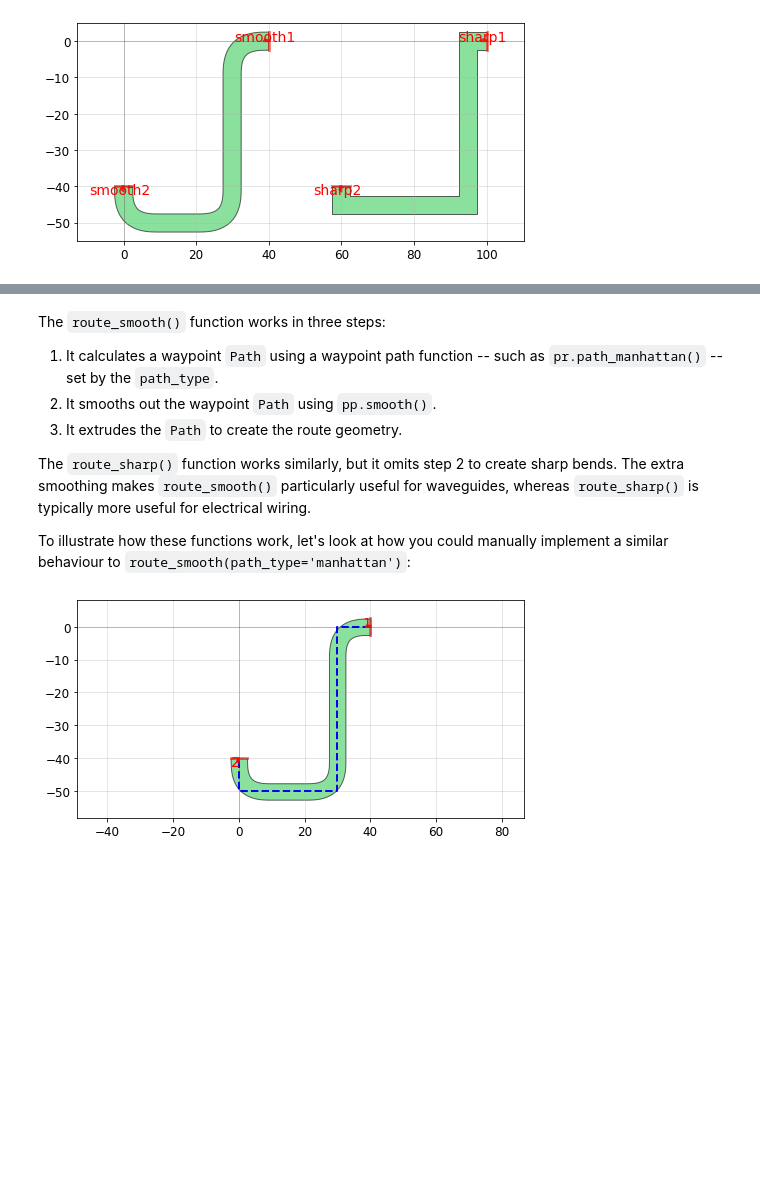
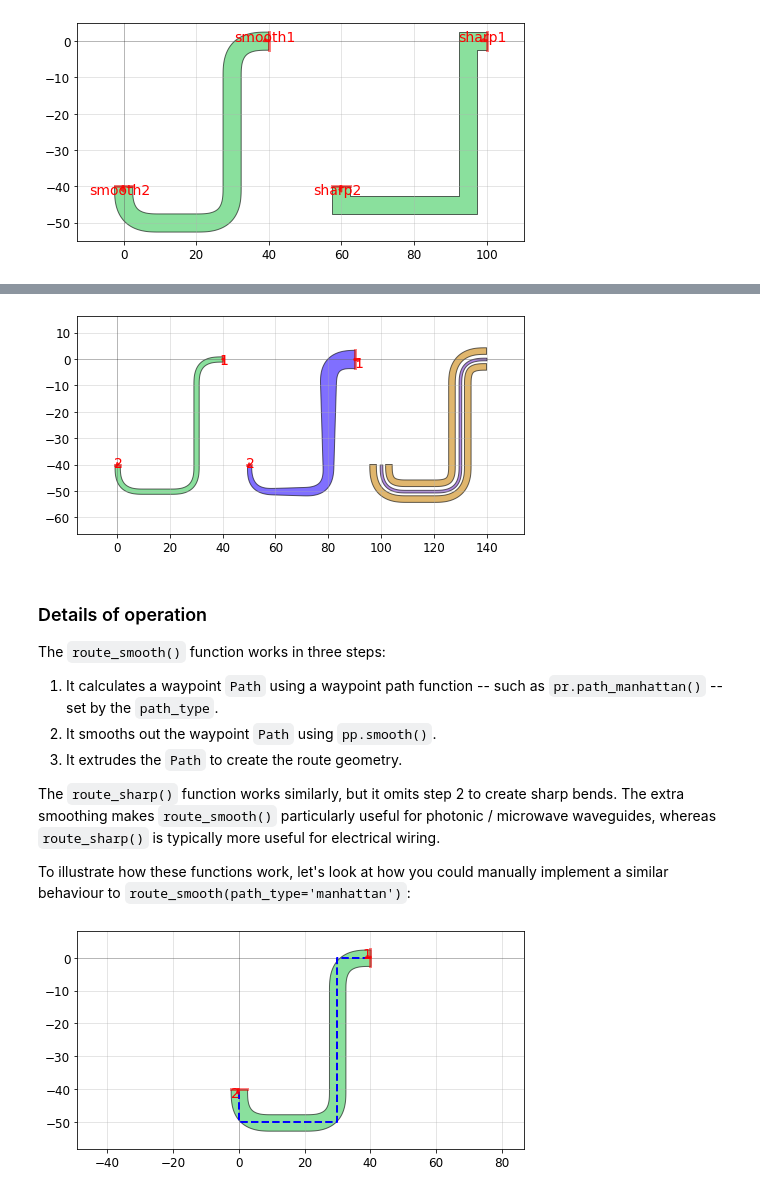
Before and after one commit to amccaugh/phidl, a Jupyter notebook: docs/tutorials/routing.ipynb, the cells around one changed output, grey strips where cells are left out. Drawn from its saved outputs; the diff is of its cells as text; code cells hidden in the pictures; blank space fills up the shorter version.

```diff
--- a/docs/tutorials/routing.ipynb
+++ b/docs/tutorials/routing.ipynb
@@ -59,10 +68,32 @@ qp(D)
+# %%
+from phidl import CrossSection
+import phidl.routing as pr
+
+# (left) Setting width to a constant
+D1 = pr.route_smooth(port1, port2, width = 2, radius=10, path_type='manhattan', layer = 0)
+
+# (middle) Setting width to a 2-element list to linearly vary the width
+D2 = pr.route_smooth(port1, port2, width = [7, 1.5], radius=10, path_type='manhattan', layer = 1)
+
+# (right) Setting width to a CrossSection
+X = CrossSection()
+X.add(width=1, layer=4)
+X.add(width=2.5, offset =  3, layer = 5)
+X.add(width=2.5, offset = -3, layer = 5)
+D3 = pr.route_smooth(port1, port2, width = X, radius=10, path_type='manhattan')
+
+qp([D1, D2.movex(50), D3.movex(100)])
+# %% [output]
+[figure, added]
 # %% [markdown]
+### Details of operation
+
 The `route_smooth()` function works in three steps:
 1. It calculates a waypoint `Path` using a waypoint path function -- such as `pr.path_manhattan()` -- set by the `path_type`.
 2. It smooths out the waypoint `Path` using `pp.smooth()`.
 3. It extrudes the `Path` to create the route geometry.
 
-The `route_sharp()` function works similarly, but it omits step 2 to create sharp bends. The extra smoothing makes `route_smooth()` particularly useful for waveguides, whereas `route_sharp()` is typically more useful for electrical wiring.
+The `route_sharp()` function works similarly, but it omits step 2 to create sharp bends. The extra smoothing makes `route_smooth()` particularly useful for photonic / microwave waveguides, whereas `route_sharp()` is typically more useful for electrical wiring.
 
 To illustrate how these functions work, let's look at how you could manually implement a similar behaviour to `route_smooth(path_type='manhattan')`:
 # %%
```
Also changed, not shown: parts of 25 cells of this notebook.
